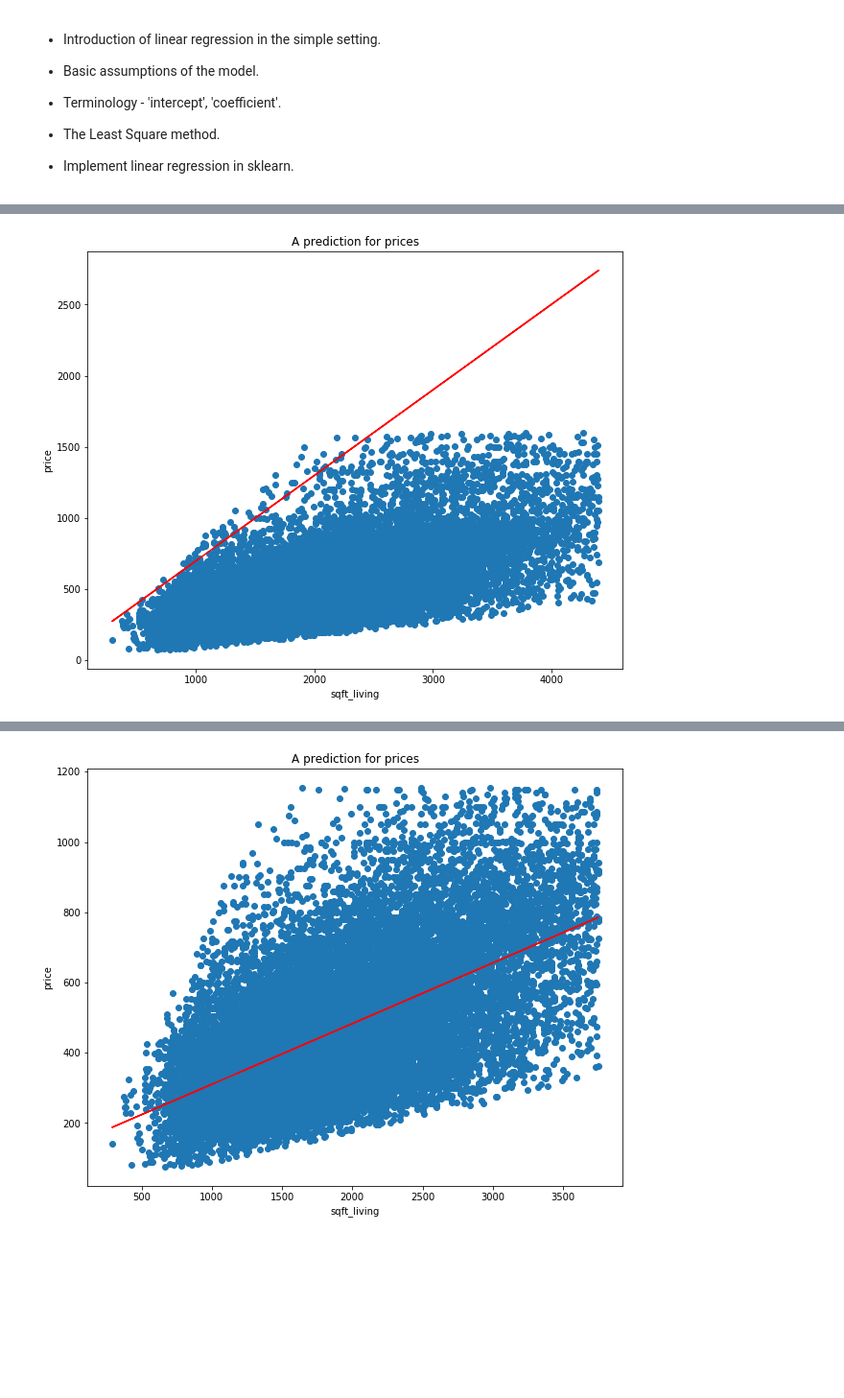
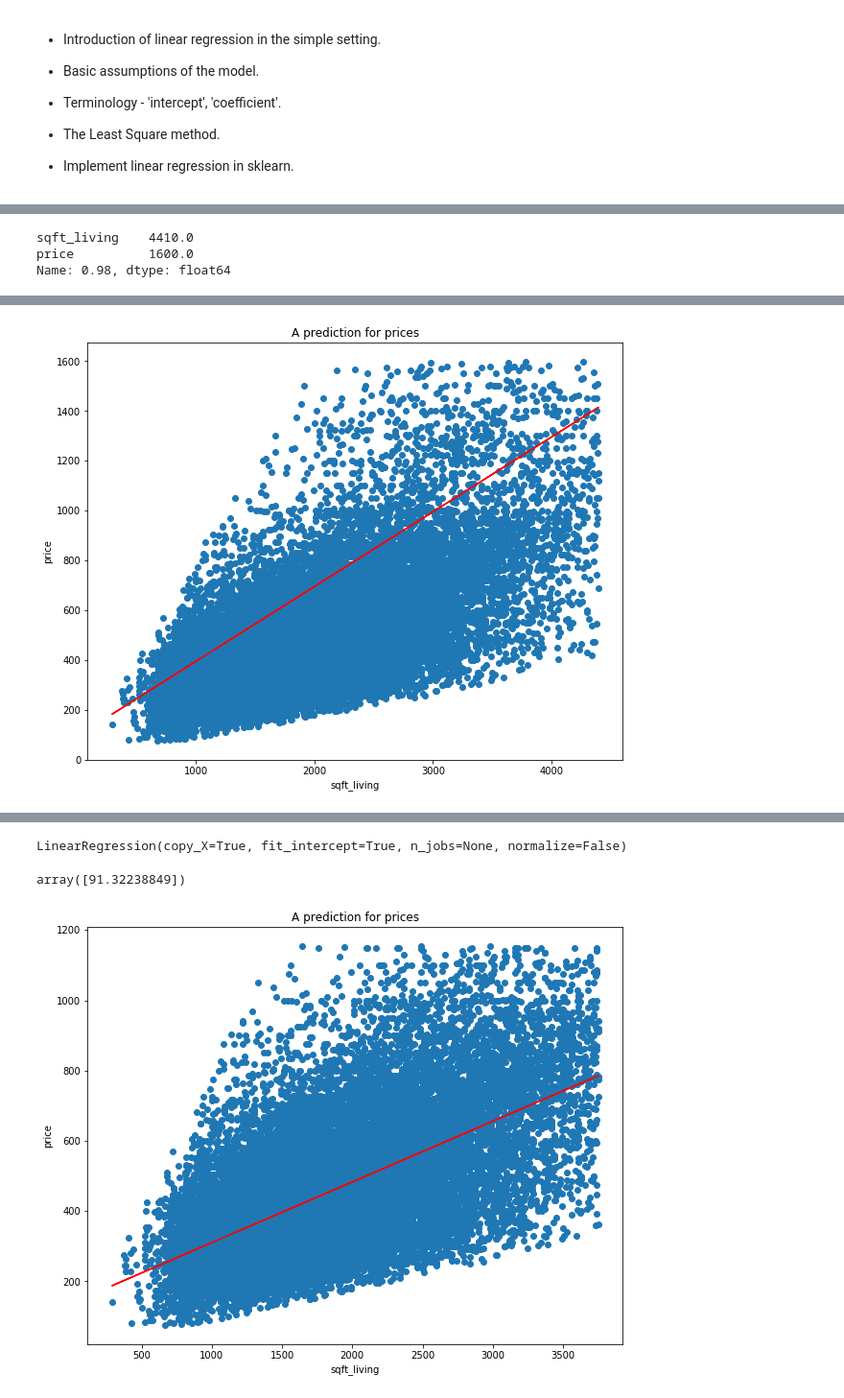
Before and after one commit to mmbaba91/dc-ds-08-26-19, a Jupyter notebook: module-3/week_2/day4/simple_linear_regression-before.ipynb, the cells around one changed output, grey strips where cells are left out. Shown at 96% size. Cells and saved outputs as stored; diff of their text form; code cells hidden in the pictures; blank space fills up the shorter version.

```diff
--- a/module-3/week_2/day4/simple_linear_regression-before.ipynb
+++ b/module-3/week_2/day4/simple_linear_regression-before.ipynb
@@ -23,5 +23,6 @@ import matplotlib.pyplot as plt
 %matplotlib inline
 # %%
 ## read data to a dataframe
-
+data=pd.read_csv('data/kc_house_data.csv')
+data= data[['sqft_living', 'price']]
 ## scale price with 1000 so that it will be easier
@@ -28,2 +49,4 @@ import matplotlib.pyplot as plt
+# %%
+data['price'] = data.price*1000
 # %%
 ## visualize the 'price' and 'sqft_living' with boxplot
@@ -39,5 +69,13 @@ import matplotlib.pyplot as plt
 # %%
 ## AS you can see there are outliers - let's cut them from our dataset - use 0.98 as the quantile
+data.quantile(q=0.98)
+# %% [output]
+sqft_living    4410.0
+price          1600.0
+Name: 0.98, dtype: float64
+# %%
+idx = (data<data.quantile(q=0.98)).all(axis=1)#boolean masking
+data=data[idx]
 # %% [markdown]
 ### Assumptions
 
@@ -62,37 +100,38 @@ $$ \widehat{y_{i}} = \widehat{b_{0}} + \widehat{b_{1}} x_{i} $$
 <img src="best_fit.png" cap="Transformed dataset"  width='300'/>
 # %%
 ## play with this function what happens when you change b0_hat and b1_hat
+# assumptions are mean are 0 and variance is constant, and error is random and normally distributed
 X = data.sqft_living.values
 y = data.price.values
 
 
 def pred(b0_hat, b1_hat):
     y_pred = b0_hat + b1_hat * X
 
 
     data['predicted'] = y_pred
 
     # Data for plotting
     t = data.sqft_living.values
     s = data.predicted.values
 
     plt.figure(figsize= (10,8))
 
 
 
     plt.scatter(x= data.sqft_living, y= data.price)
     plt.plot(t, s, c= 'r')
 
     plt.xlabel('sqft_living')
     plt.ylabel('price')
     plt.title('A prediction for prices')
 
     plt.show()
     return
 
-pred(100, 0.6)
+pred(95, 0.3)
 # %% [output]
-[figure, old version]
+[figure, new version]
 # %% [markdown]
 ### What do we mean by 'best fitting line'? Least Squares
 
@@ -145,2 +191,13 @@ Let's see linear regression in action.
+# %%
+
+lr=LinearRegression()
+lr.fit(X, Y)
+# %% [output]
+LinearRegression(copy_X=True, fit_intercept=True, n_jobs=None, normalize=False)
+# %%
+lr.coef_
+lr.intercept_
+# %% [output]
+array([91.32238849])
 # %%
 # define X and y again here and reshape them
```
Also changed, not shown: parts of 7 cells of this notebook.
